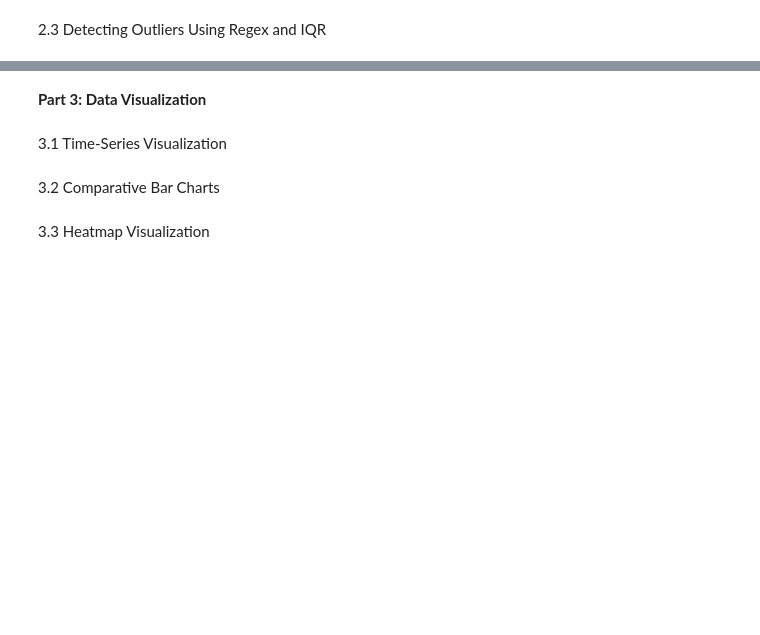
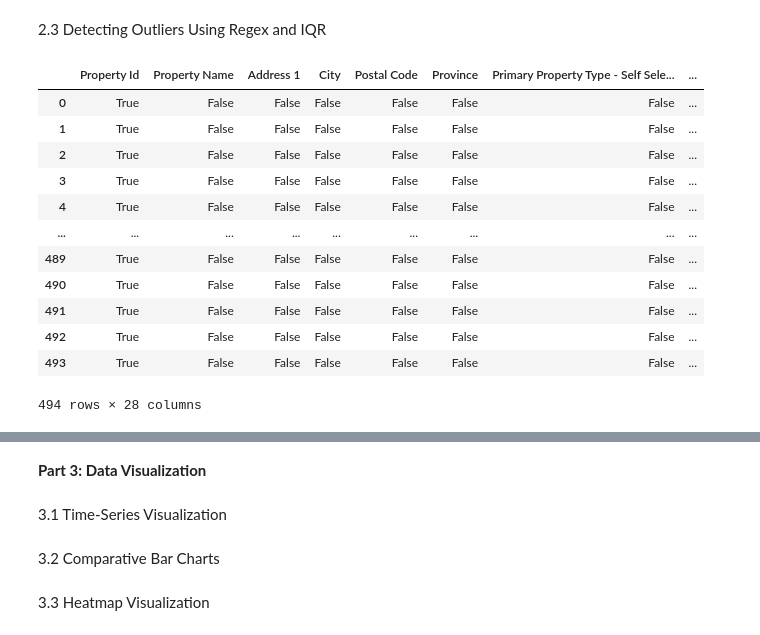
Before and after one commit to RubyNouriK/DATA601-HW, a Jupyter notebook: HW4.ipynb, the cells around one changed output, grey strips where cells are left out. Cells and saved outputs as stored; diff of their text form; code cells hidden in the pictures; blank space fills up the shorter version.

```diff
--- a/HW4.ipynb
+++ b/HW4.ipynb
@@ -151,0 +213,16 @@ display(energy_data_filled)
+# %%
+# Postal codes in A1A 1A1 format
+
+def format_postal_codes(postal_code):
+  postal_code = re.sub(r"[^A-Za-z0-9]", "", postal_code).upper()
+  # using regex
+  # remove anything other than alphabet and numbers + change them to upper case
+  if len(postal_code) == 6:
+    return f"{postal_code[:3]} {postal_code[3:]}"
+    # adding the space after the first 3 characters and before the last 3 characters
+  return postal_code
+
+dt_energy["Postal Code"] = dt_energy["Postal Code"].apply(format_postal_codes)
+print(dt_energy["Postal Code"])
+
+# the challenging part was to add the space
@@ -158,2 +539,38 @@ display(energy_data_filled)
 # %% [markdown]
 2.3 Detecting Outliers Using Regex and IQR
+# %%
+# Using Regex only
+
+# identify values that don't conform to expected numeric formats
+import re
+
+def find_numeric(value):
+  if isinstance(value, (int, float)):
+    return True
+    # automatically matches the numeric format
+  pattern = r"[^0-9.,\s]"
+  # regex pattern to find any non-numeric values
+  if re.search(pattern, str(value)):
+    return False
+    # it contains non-numeric
+  else:
+    return True
+    # contains only numeric
+
+is_it_numeric = dt_energy[:].map(find_numeric)
+display(is_it_numeric)
+# checking all rows and columns for numeric formats
+# %% [output]
+|  | Property Id | Property Name | Address 1 | City | Postal Code | Province | Primary Property Type - Self Sele... | ... |
+| 0 | True | False | False | False | False | False | False | ... |
+| 1 | True | False | False | False | False | False | False | ... |
+| 2 | True | False | False | False | False | False | False | ... |
+| 3 | True | False | False | False | False | False | False | ... |
+| 4 | True | False | False | False | False | False | False | ... |
+| ... | ... | ... | ... | ... | ... | ... | ... | ... |
+| 489 | True | False | False | False | False | False | False | ... |
+| 490 | True | False | False | False | False | False | False | ... |
+| 491 | True | False | False | False | False | False | False | ... |
+| 492 | True | False | False | False | False | False | False | ... |
+| 493 | True | False | False | False | False | False | False | ... |
+494 rows × 28 columns
```
Also changed, not shown: parts of 13 cells of this notebook.
